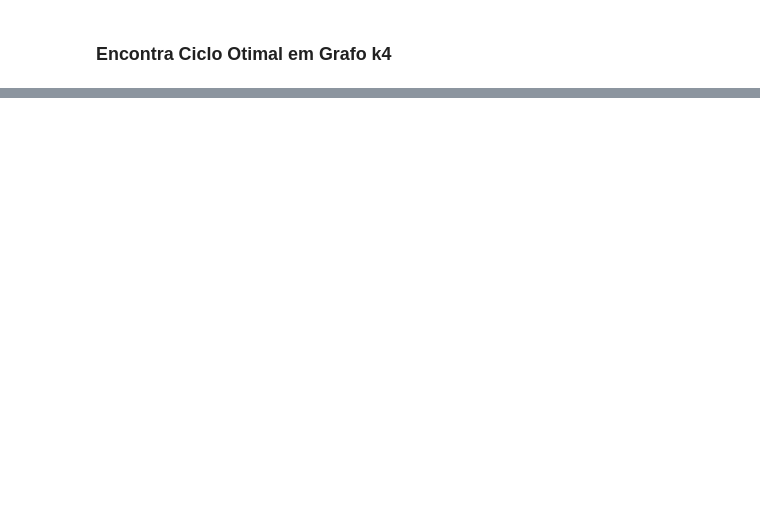
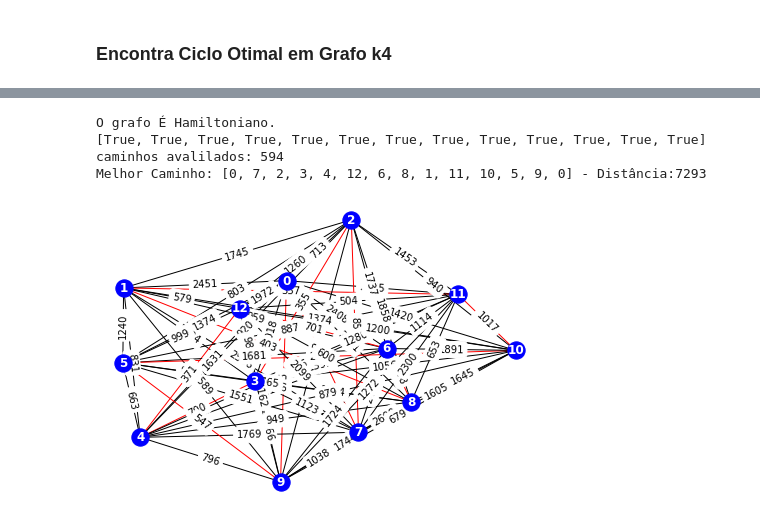
Before and after one commit to mauriciobritojr/Grafos, a Jupyter notebook: Ciclos Hamiltoniano.ipynb, the cells around one changed output, grey strips where cells are left out. Cells and saved outputs as stored; diff of their text form; code cells hidden in the pictures; blank space fills up the shorter version.

Commit message:
Add files via upload
Revisão de comandos para mostrar os grafos que não eram necessários e inclusão de um K13.

```diff
--- a/Ciclos Hamiltoniano.ipynb
+++ b/Ciclos Hamiltoniano.ipynb
@@ -246,0 +247,38 @@ Melhor Caminho: [0, 1, 2, 3, 0] - Distância:14
+# %%
+# Cria um grafo k13
+k13 = gera_G_completo(13)
+# nx.draw(k13, pos=nx.circular_layout(k13), with_labels=True, font_weight='bold', font_color="w", node_color='b')
+
+# Inclui pesos nas arestas do grafo a partir de uma matriz
+custo_mat = np.array([
+        [0, 2451, 713, 1018, 1631, 1374, 2408, 213, 2571, 875, 1420, 2145, 1972],
+        [2451, 0, 1745, 1524, 831, 1240, 959, 2596, 403, 1589, 1374, 357, 579],
+        [713, 1745, 0, 355, 920, 803, 1737, 851, 1858, 262, 940, 1453, 1260],
+        [1018, 1524, 355, 0, 700, 862, 1395, 1123, 1584, 466, 1056, 1280, 987],
+        [1631, 831, 920, 700, 0, 663, 1021, 1769, 949, 796, 879, 586, 371],
+        [1374, 1240, 803, 862, 663, 0, 1681, 1551, 1765, 547, 225, 887, 999],
+        [2408, 959, 1737, 1395, 1021, 1681, 0, 2493, 678, 1724, 1891, 1114, 701],
+        [213, 2596, 851, 1123, 1769, 1551, 2493, 0, 2699, 1038, 1605, 2300, 2099],
+        [2571, 403, 1858, 1584, 949, 1765, 678, 2699, 0, 1744, 1645, 653, 600],
+        [875, 1589, 262, 466, 796, 547, 1724, 1038, 1744, 0, 679, 1272, 1162],
+        [1420, 1374, 940, 1056, 879, 225, 1891, 1605, 1645, 679, 0, 1017, 1200],
+        [2145, 357, 1453, 1280, 586, 887, 1114, 2300, 653, 1272, 1017, 0, 504],
+        [1972, 579, 1260, 987, 371, 999, 701, 2099, 600, 1162, 1200, 504, 0]
+])
+inclui_pesos_from_matriz(k13, custo_mat)
+
+# Conferir se o grafo é hamiltoniano
+checa_graus(k13)
+
+# Executar algoritmo Dois Otimal
+melhor_caminho, distancia = dois_otimal([0,1,2,3,4,5,6,7,8,9,10,11,12,0])
+print(f'Melhor Caminho: {melhor_caminho} - Distância:{distancia}')
+
+# Apresenta o grafo com o ciclo otimal
+mostrar_caminho(k13, melhor_caminho)
+# %% [output]
+O grafo É Hamiltoniano.
+[True, True, True, True, True, True, True, True, True, True, True, True, True]
+caminhos avalilados: 594
+Melhor Caminho: [0, 7, 2, 3, 4, 12, 6, 8, 1, 11, 10, 5, 9, 0] - Distância:7293
+[figure, added]
```
Also changed, not shown: parts of 5 cells of this notebook.
